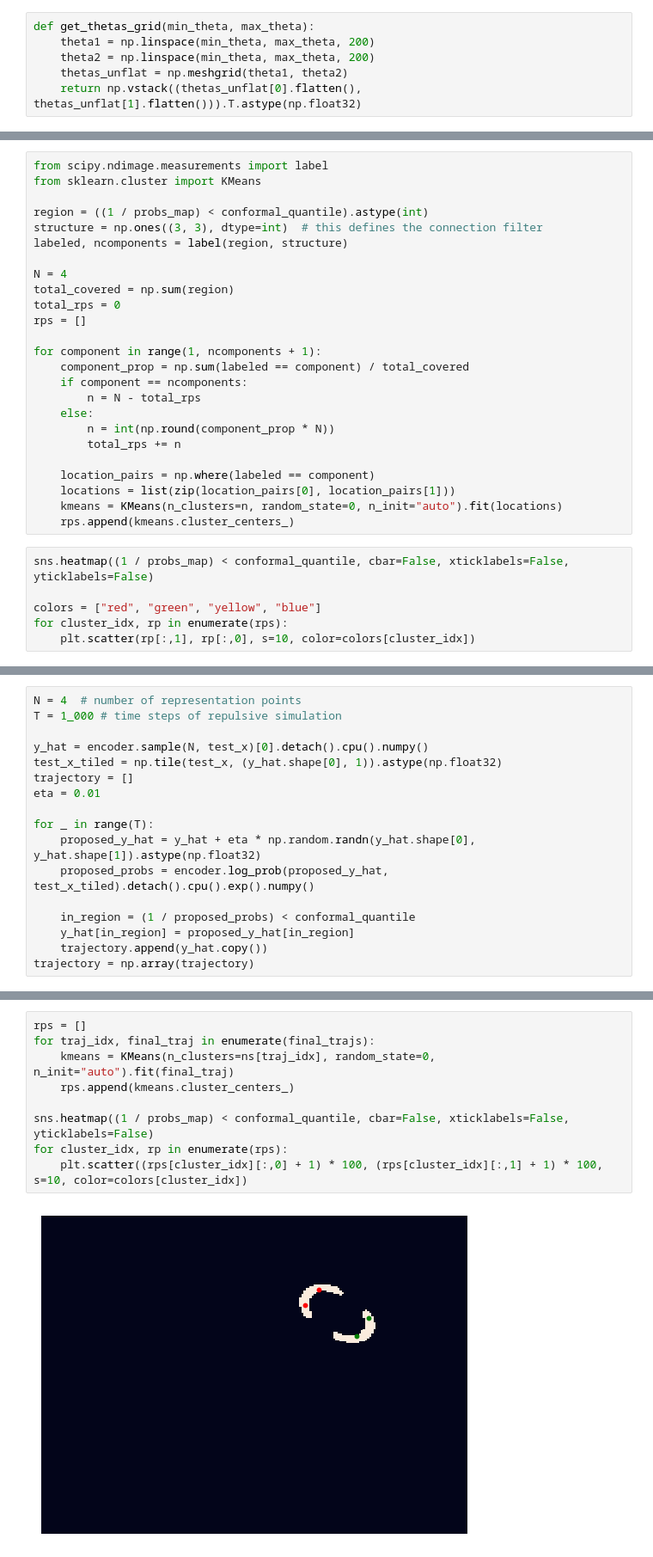
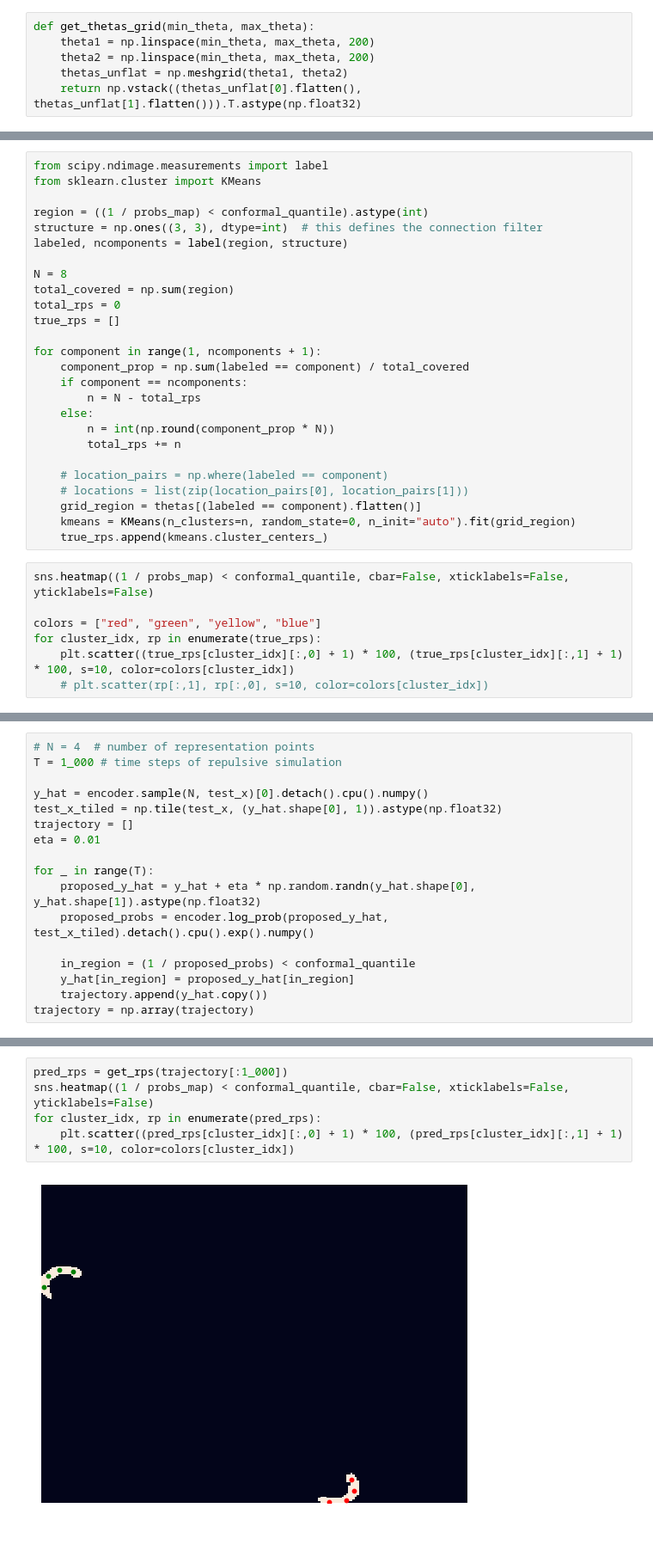
Before and after one commit to yashpatel5400/csi, a Jupyter notebook: sbi/csi.ipynb, the cells around one changed output, grey strips where cells are left out. Shown: that part at 86% size. Drawn from its saved outputs; the diff is of its cells as text.

```diff
--- a/sbi/csi.ipynb
+++ b/sbi/csi.ipynb
@@ -74,10 +74,10 @@ region = ((1 / probs_map) < conformal_quantile).astype(int)
 structure = np.ones((3, 3), dtype=int)  # this defines the connection filter
 labeled, ncomponents = label(region, structure)
 
-N = 4
+N = 8
 total_covered = np.sum(region)
 total_rps = 0
-rps = []
+true_rps = []
 
 for component in range(1, ncomponents + 1):
     component_prop = np.sum(labeled == component) / total_covered
@@ -87,14 +87,16 @@ for component in range(1, ncomponents + 1):
         n = int(np.round(component_prop * N))
         total_rps += n
 
-    location_pairs = np.where(labeled == component)
-    locations = list(zip(location_pairs[0], location_pairs[1]))
-    kmeans = KMeans(n_clusters=n, random_state=0, n_init="auto").fit(locations)
-    rps.append(kmeans.cluster_centers_)
+    # location_pairs = np.where(labeled == component)
+    # locations = list(zip(location_pairs[0], location_pairs[1]))
+    grid_region = thetas[(labeled == component).flatten()]
+    kmeans = KMeans(n_clusters=n, random_state=0, n_init="auto").fit(grid_region)
+    true_rps.append(kmeans.cluster_centers_)
 # %%
 sns.heatmap((1 / probs_map) < conformal_quantile, cbar=False, xticklabels=False, yticklabels=False)
 
 colors = ["red", "green", "yellow", "blue"]
-for cluster_idx, rp in enumerate(rps):
-    plt.scatter(rp[:,1], rp[:,0], s=10, color=colors[cluster_idx])
+for cluster_idx, rp in enumerate(true_rps):
+    plt.scatter((true_rps[cluster_idx][:,0] + 1) * 100, (true_rps[cluster_idx][:,1] + 1) * 100, s=10, color=colors[cluster_idx])
+    # plt.scatter(rp[:,1], rp[:,0], s=10, color=colors[cluster_idx])
 # %% [output]
@@ -102,5 +104,5 @@ for cluster_idx, rp in enumerate(rps):
 # %%
-N = 4  # number of representation points
+# N = 4  # number of representation points
 T = 1_000 # time steps of repulsive simulation
 
 y_hat = encoder.sample(N, test_x)[0].detach().cpu().numpy()
@@ -145,11 +205,7 @@ while len(remaining_traj_idxs) > 0:
 # %%
-rps = []
-for traj_idx, final_traj in enumerate(final_trajs):
-    kmeans = KMeans(n_clusters=ns[traj_idx], random_state=0, n_init="auto").fit(final_traj)
-    rps.append(kmeans.cluster_centers_)
-
+pred_rps = get_rps(trajectory[:1_000])
 sns.heatmap((1 / probs_map) < conformal_quantile, cbar=False, xticklabels=False, yticklabels=False)
-for cluster_idx, rp in enumerate(rps):
-    plt.scatter((rps[cluster_idx][:,0] + 1) * 100, (rps[cluster_idx][:,1] + 1) * 100, s=10, color=colors[cluster_idx])
+for cluster_idx, rp in enumerate(pred_rps):
+    plt.scatter((pred_rps[cluster_idx][:,0] + 1) * 100, (pred_rps[cluster_idx][:,1] + 1) * 100, s=10, color=colors[cluster_idx])
 # %% [output]
-[figure, old version]
+[figure, new version]
```
Also changed, not shown: parts of 7 cells of this notebook.
